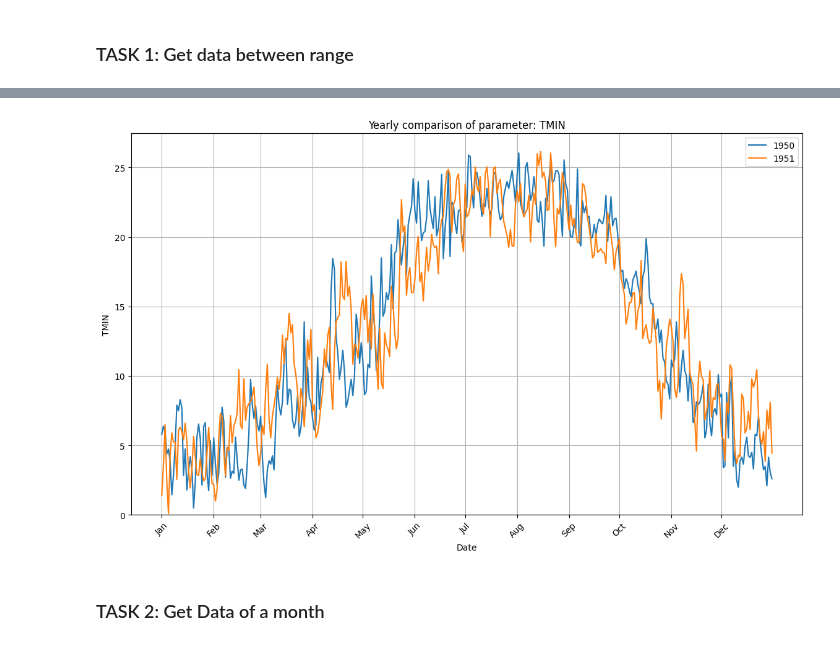
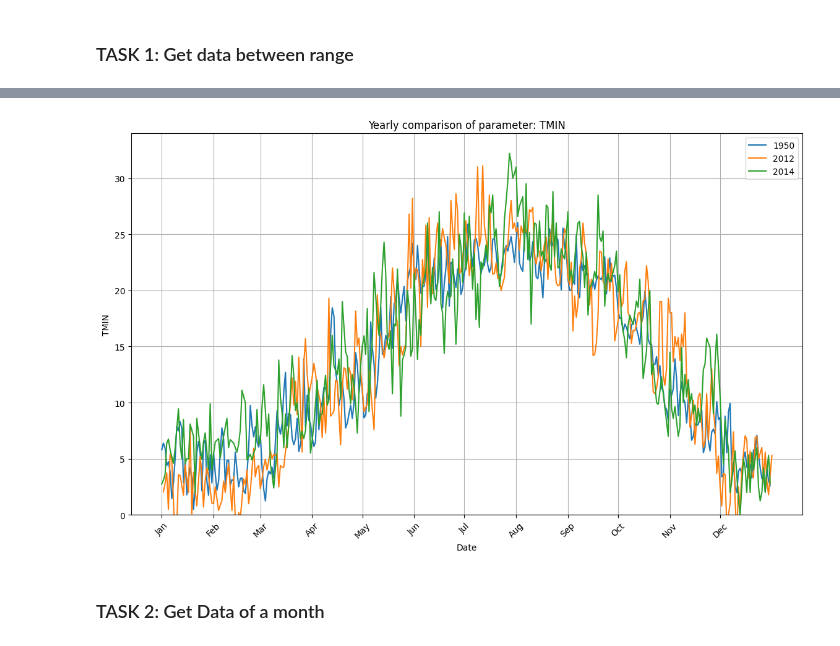
Before and after one commit to tdiepenb/ESDP1-Database-Project, a Jupyter notebook: plot_use_case.ipynb, the cells around one changed output, grey strips where cells are left out. Cells and saved outputs as stored; diff of their text form; code cells hidden in the pictures.

```diff
--- a/plot_use_case.ipynb
+++ b/plot_use_case.ipynb
@@ -30,7 +30,7 @@ from concurrent.futures import ThreadPoolExecutor
 - dbuser: the user that you want to connect with to the database
 - dbpassword: the password for the user
 # %%
-years = [1950, 1951, 1952, 1953, 1954, 2010, 2011, 2012, 2013, 2014]
+years_in_db = [1950, 1951, 1952, 1953, 1954, 2010, 2011, 2012, 2013, 2014]
 stationsFilePath = "./data/stations/"
 modifiedStationsFilePath = "./data/stations/modifiedStations/"
 downloadCSVFilePath = "./data/NCEI/ghcn/daily/"
@@ -38,6 +38,7 @@ modifiedCSVFilePath = "./data/NCEI/modified/daily/"
 dbname = "NCEIDatabase"
 dbuser = "ESDP"
 dbpassword = "esdp1"
+debug_messages = False
 # %% [markdown]
 # Docker Setup
 
@@ -78,7 +79,9 @@ def connect_to_db(db_name="mydatabase", db_user="myuser", db_password="mypasswor
             port=db_port
         )
         cursor = connection.cursor()
-        print(f"Connected to database {db_name} with user {db_user} with password {db_password}")
+
+        if debug_messages:
+            print(f"Connected to database {db_name} with user {db_user} with password {db_password}")
 
         return connection, cursor
 
@@ -551,33 +638,68 @@ def get_data_between_dates(startdate, enddate, parameters, stations, columns):
 # %%
 start_date = "1950-01-01"
-end_date = "1951-12-31"
+end_date = "2014-12-31"
 parameters = ["TMAX", "TMIN"]
 stations = ["AG000060390", "AG000060590"]
-
 columns = ["stationcode", "datelabel", "value", "param"]
 
-tmp = get_data_between_dates(start_date, end_date, parameters, stations, columns)
+def create_linepplot_between_dates(start_date, end_date, stations, parameters, columns = ["stationcode", "datelabel", "value", "param"]):
+    tmp = get_data_between_dates(start_date, end_date, parameters, stations, columns)
 
-# Convert datelabel to datetime format
-tmp["datelabel"] = pd.to_datetime(tmp["datelabel"])
+    # Convert datelabel to datetime format
+    tmp["datelabel"] = pd.to_datetime(tmp["datelabel"])
 
-start_year = start_date[:4]
-end_year = end_date[:4]
+    start_year = start_date[:4]
+    end_year = end_date[:4]
 
+    for parameter in parameters:
+        plt.figure(figsize=(14, 8))
 
-for parameter in parameters:
-    plt.figure(figsize=(14, 8))
+        if start_year == end_year & check_year(year):
+            df_per_year = tmp[(tmp["datelabel"].dt.year == int(start_year)) & (tmp["param"] == parameter)].copy()
 
-    if start_year == end_year:
-        df_per_year = tmp[(tmp["datelabel"].dt.year == int(start_year)) & (tmp["param"] == parameter)]
-        sns.lineplot(x="datelabel", y="value", style=start_year, data=df_per_year, errorbar=("ci", 1))
-        plt.title(f"{start_year} - {parameter}")
-    else:
-        years_to_plot = np.arange(int(start_year), int(end_year)+1, 1)
+            sns.lineplot(x="datelabel", y="value", style=start_year, data=df_per_year, errorbar=("ci", 1))
 
-        for year in years_to_plot:
+            plt.title(f"{start_year} - {parameter}")
+
+        else:
+            years_to_plot = np.arange(int(start_year), int(end_year)+1, 1)
+
+            filtered_years = [year for year in years_to_plot if check_year(year)]
+
+            for year in filtered_years:
+                df_per_year = tmp[(tmp["datelabel"].dt.year == year) & (tmp["param"] == parameter)]
+                df_per_year.loc[:, "day"] = df_per_year.loc[:, "datelabel"].dt.strftime("%m-%d")
+
+                sns.lineplot(x="day", y="value", style=year, data=df_per_year, errorbar=("ci", 1))
+
+                unique_months = df_per_year["day"].str[:2].unique()
+                month_labels = [f"{i:02d}-01" for i in range(1, 13)]
+                plt.xticks(ticks=month_labels, labels=pd.to_datetime(month_labels, format="%m-%d").strftime("%b"))
+
+        plt.title(f"Yearly comparison of parameter: {parameter}")
+        plt.xlabel("Date")
+        plt.ylabel(f"{parameter}")
+        plt.ylim(0, None)
+        plt.xticks(rotation=45)
+        plt.grid(True)
+        plt.show()
+
+def create_linepplot_years(years, stations, parameters, columns = ["stationcode", "datelabel", "value", "param"]):
+    tmp = get_data_yearly(years, parameters, stations, columns)
+
+    # Convert datelabel to datetime format
+    tmp["datelabel"] = pd.to_datetime(tmp["datelabel"])
+
+    for parameter in parameters:
+        plt.figure(figsize=(14, 8))
+
+        filtered_years = [year for year in years if check_year(year)]
+
+        for year in filtered_years:
             df_per_year = tmp[(tmp["datelabel"].dt.year == year) & (tmp["param"] == parameter)]
-            df_per_year.loc[:, "day"] = df_per_year["datelabel"].dt.strftime("%m-%d")
+            df_per_year = df_per_year.copy()
+            # df_per_year.loc[:, "day"] = df_per_year["datelabel"].dt.strftime("%m-%d")
+            df_per_year.loc[:, "day"] = df_per_year.loc[:, "datelabel"].dt.strftime("%m-%d")
 
             sns.lineplot(x="day", y="value", style=year, data=df_per_year, errorbar=("ci", 1))
 
@@ -585,13 +707,14 @@ for parameter in parameters:
             month_labels = [f"{i:02d}-01" for i in range(1, 13)]
             plt.xticks(ticks=month_labels, labels=pd.to_datetime(month_labels, format="%m-%d").strftime("%b"))
 
+        plt.title(f"Yearly comparison of parameter: {parameter}")
+        plt.xlabel("Date")
+        plt.ylabel(f"{parameter}")
+        plt.ylim(0, None)
+        plt.xticks(rotation=45)
+        plt.grid(True)
+        plt.show()
 
-
-    plt.title(f"Yearly comparison of parameter: {parameter}")
-    plt.xlabel("Date")
-    plt.ylabel(f"{parameter}")
-    plt.ylim(0, None)
-    plt.xticks(rotation=45)
-    plt.grid(True)
-    plt.show()
+# create_linepplot_between_dates(start_date, end_date, stations, parameters)
+create_linepplot_years([1950, 2012, 2014], stations, parameters)
 # %% [output]
@@ -639,4 +722,4 @@ See the caveats in the documentation: https://pandas.pydata.org/pandas-docs/stab
-[figure, old version]
+[figure, new version]
 # %% [markdown]
 ### TASK 2: Get Data of a month
 # %%
```
Also changed, not shown: parts of 6 cells of this notebook.
